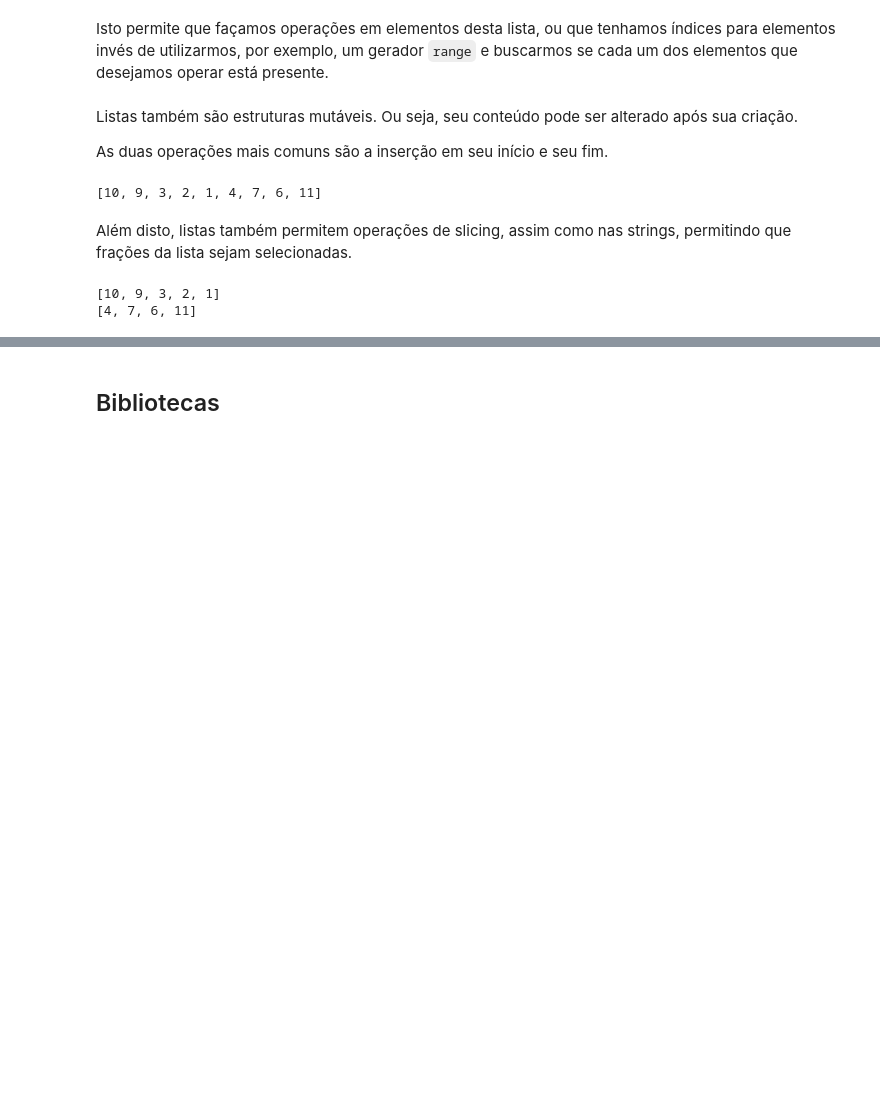
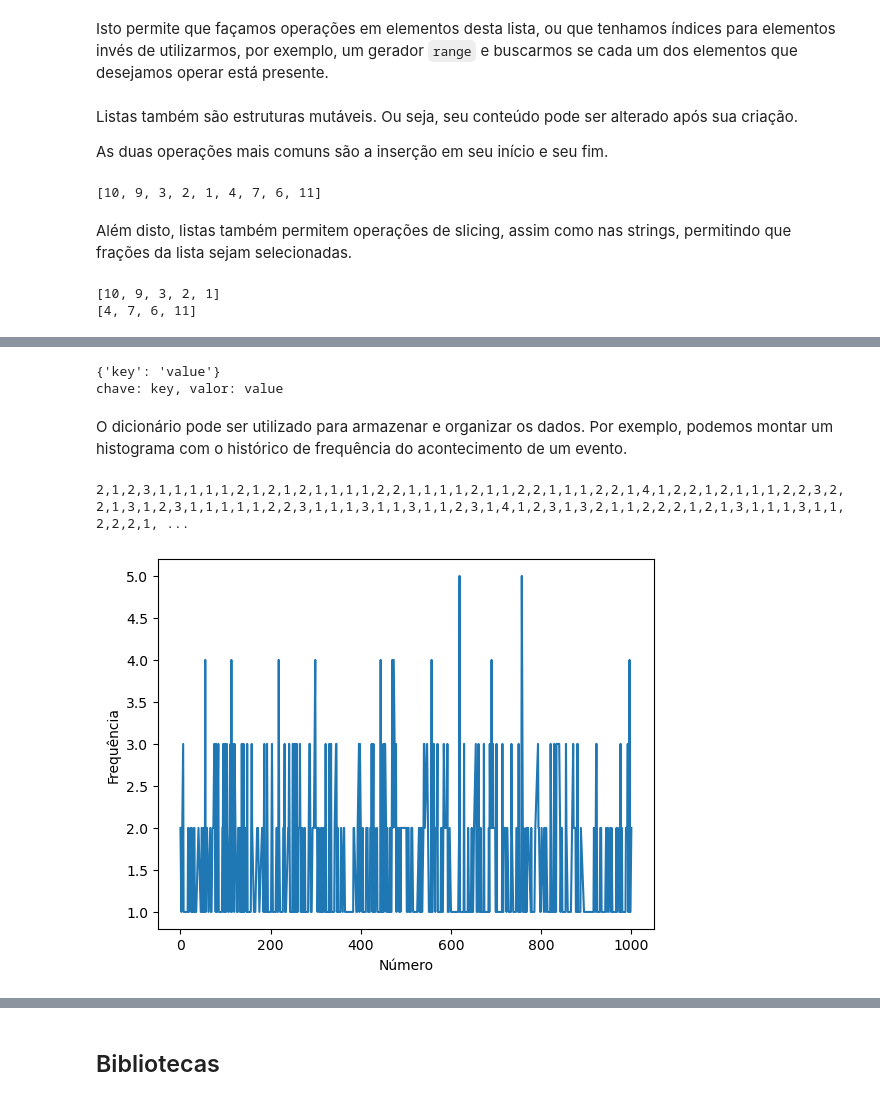
Before and after one commit to Gabrielcarvfer/Introducao-a-Ciencia-da-Computacao-UnB, a Jupyter notebook: material.ipynb, the cells around one changed output, grey strips where cells are left out. Saved outputs shown, nothing was run; the diff lists cells and outputs as text; code cells hidden in the pictures; blank space fills up the shorter version.

```diff
--- a/material.ipynb
+++ b/material.ipynb
@@ -1157,0 +1162,36 @@ Dicionários
+# %%
+dicionario = {"key": "value"}
+print(dicionario)
+for chave, valor in dicionario.items():
+    print(f"chave: {chave}, valor: {valor}")
+# %% [output]
+{'key': 'value'}
+chave: key, valor: value
+# %% [markdown]
+O dicionário pode ser utilizado para armazenar e organizar os dados. Por exemplo, podemos montar um histograma com o histórico de frequência do acontecimento de um evento.
+# %%
+import random
+numeros_aleatorios = [random.randint(0, 1000) for i in range(1000)]
+
+histograma = {}
+for numero in numeros_aleatorios:
+    # Se não existe uma entrada para o número no histograma, cria ela
+    if numero not in histograma:
+        histograma[numero] = 0
+    # Contabiliza a ocorrência do número
+    histograma[numero] += 1
+
+frequencias = []
+for numero in list(sorted(histograma.keys())):
+    print(histograma[numero], end=",")
+    frequencias.append(histograma[numero])
+
+import matplotlib.pyplot as plt
+
+plt.plot(list(sorted(histograma.keys())), frequencias)
+plt.xlabel("Número")
+plt.ylabel("Frequência")
+plt.show()
+# %% [output]
+2,1,2,3,1,1,1,1,1,2,1,2,1,2,1,1,1,1,2,2,1,1,1,1,2,1,1,2,2,1,1,1,2,2,1,4,1,2,2,1,2,1,1,1,2,2,3,2,2,1,3,1,2,3,1,1,1,1,1,2,2,3,1,1,1,3,1,1,3,1,1,2,3,1,4,1,2,3,1,3,2,1,1,2,2,2,1,2,1,3,1,1,1,3,1,1,2,2,2,1, ...
+[figure, added]
```
Also changed, not shown: parts of 42 cells of this notebook, 6 other files.
